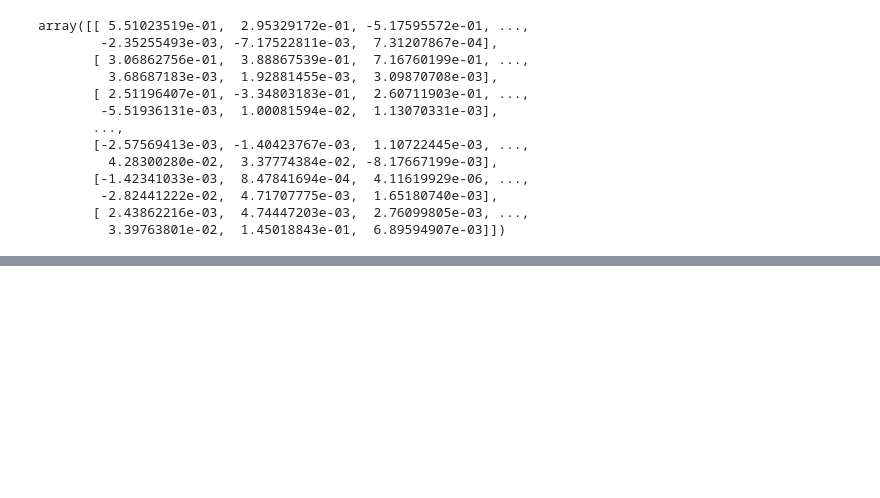
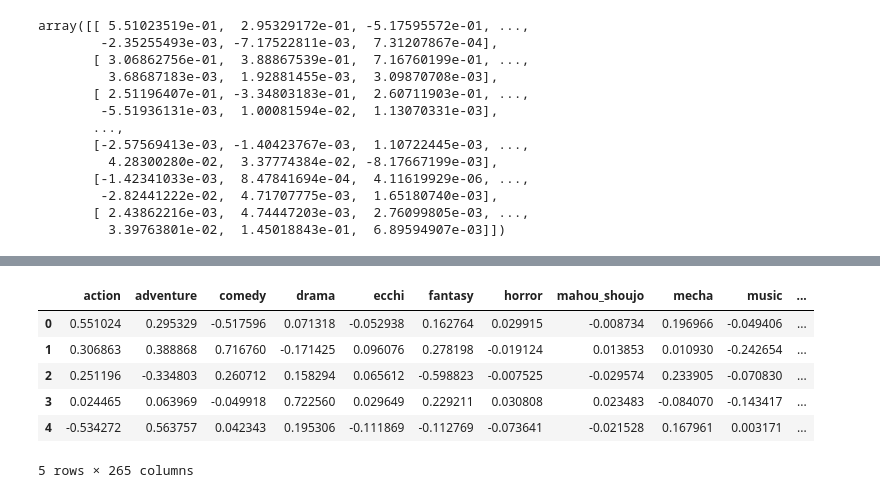
Before and after one commit to sn-ekstrand/content-based-anime-recommender, a Jupyter notebook: PCA_notebook.ipynb, the cells around one changed output, grey strips where cells are left out. Drawn from its saved outputs; the diff is of its cells as text; code cells hidden in the pictures; blank space fills up the shorter version.

```diff
--- a/PCA_notebook.ipynb
+++ b/PCA_notebook.ipynb
@@ -287,3 +320,14 @@ def get_common_tags(list_of_ids):
     list_of_tags = [view_features_from_id(_id, df) for _id in list_of_ids]
 
     return set.intersection(*list_of_tags)
+# %%
+pc_and_features = pd.DataFrame(pca.components_, columns=df_w_rank.columns)
+pc_and_features.head()
+# %% [output]
+|  | action | adventure | comedy | drama | ecchi | fantasy | horror | mahou_shoujo | mecha | music | ... |
+| 0 | 0.551024 | 0.295329 | -0.517596 | 0.071318 | -0.052938 | 0.162764 | 0.029915 | -0.008734 | 0.196966 | -0.049406 | ... |
+| 1 | 0.306863 | 0.388868 | 0.716760 | -0.171425 | 0.096076 | 0.278198 | -0.019124 | 0.013853 | 0.010930 | -0.242654 | ... |
+| 2 | 0.251196 | -0.334803 | 0.260712 | 0.158294 | 0.065612 | -0.598823 | -0.007525 | -0.029574 | 0.233905 | -0.070830 | ... |
+| 3 | 0.024465 | 0.063969 | -0.049918 | 0.722560 | 0.029649 | 0.229211 | 0.030808 | 0.023483 | -0.084070 | -0.143417 | ... |
+| 4 | -0.534272 | 0.563757 | 0.042343 | 0.195306 | -0.111869 | -0.112769 | -0.073641 | -0.021528 | 0.167961 | 0.003171 | ... |
+5 rows × 265 columns
```
Also changed, not shown: parts of 9 cells of this notebook.
